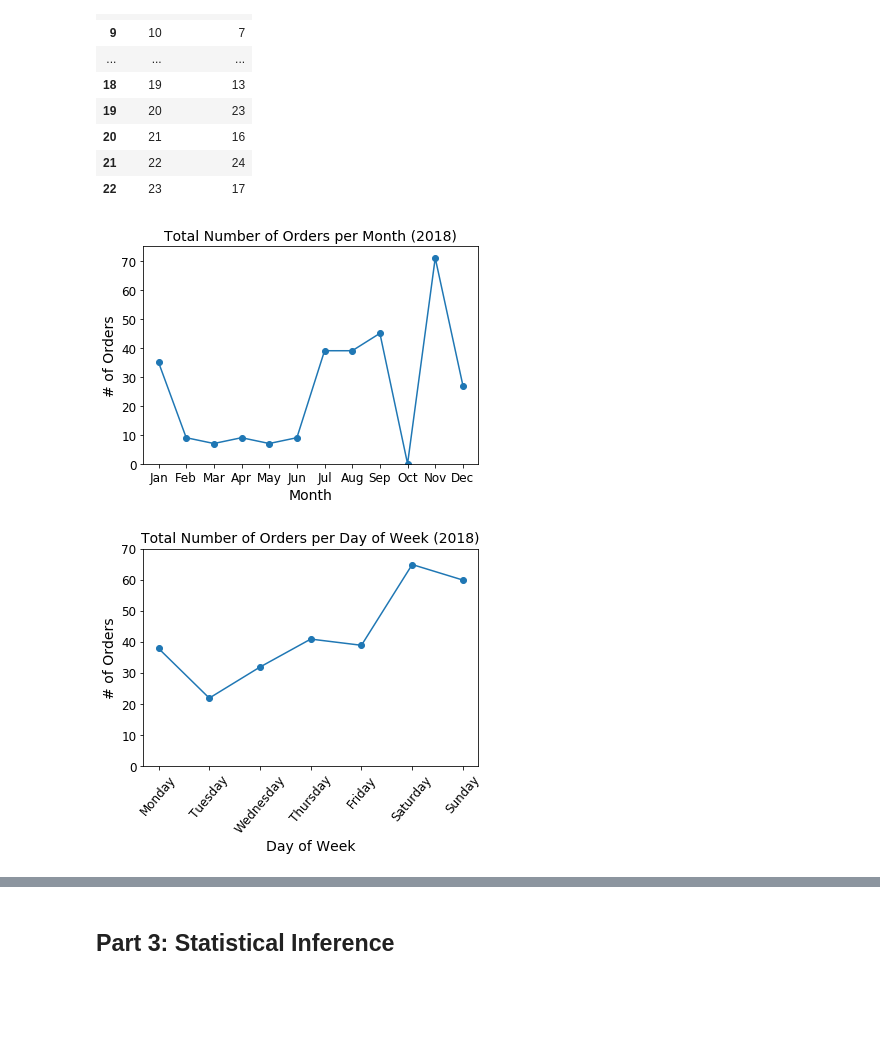
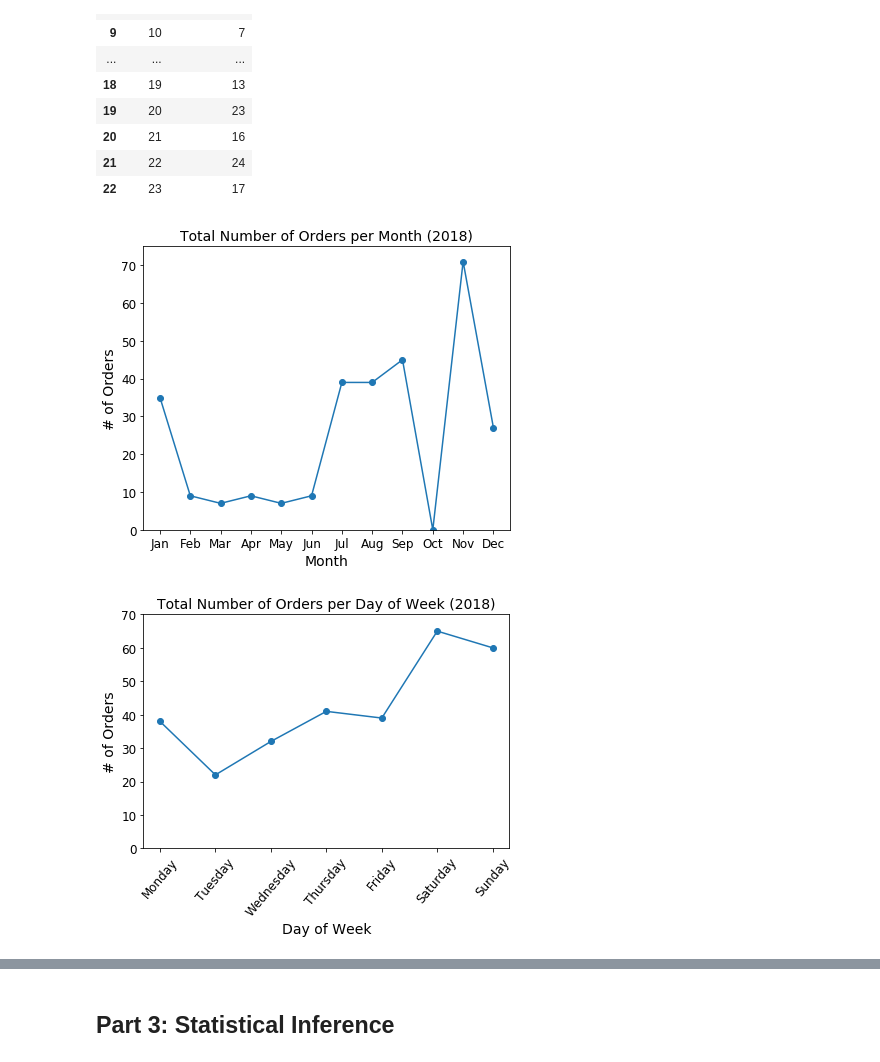
Before and after one commit to ealong/Springboard-Capstone1, a Jupyter notebook: capstone1.ipynb, the cells around one changed output, grey strips where cells are left out. Drawn from its saved outputs; the diff is of its cells as text; code cells hidden in the pictures; blank space fills up the shorter version.

```diff
--- a/capstone1.ipynb
+++ b/capstone1.ipynb
@@ -610,31 +620,35 @@ amzn_hourly
 # %%
 #Q: In what months do the majority of our customers make purchases?
 ax = amzn_data_monthly.plot(x='month', y='num_orders', kind='line', fontsize=12,
                             xticks=amzn_data_monthly['month'],
-                           style='-o', legend=False, ylim=[0, 75])
+                           style='-o', legend=False, ylim=[0, 75], figsize=(6,5))
 ax.set_xticklabels(amzn_data_monthly.index.strftime('%b'))
 plt.title('Total Number of Orders per Month (2018)', fontsize=14)
 plt.xlabel('Month', fontsize=14)
 plt.ylabel('# of Orders', fontsize=14)
 
-plt.show()
+#plt.show()
+plt.tight_layout()
+plt.savefig('plot6.png', dpi=300)
 # %% [output]
-[figure, old version]
+[figure, new version]
 # %%
 #Q: On what days do the majority of our customers make purchases?
 #amzn_data_daily = amzn_data_daily.reset_index()
 ax = amzn_data_daily.plot(x='index', y='num_orders', kind='line', fontsize=12,
                                         xticks=amzn_data_daily.index,
-                                       style='-o', legend=False, ylim=[0, 70])
+                                       style='-o', legend=False, ylim=[0, 70], figsize=(6,5))
 ax.set_xticklabels(amzn_data_daily['index'])
 plt.xticks(rotation=50)
 plt.title('Total Number of Orders per Day of Week (2018)', fontsize=14)
 plt.xlabel('Day of Week', fontsize=14)
 plt.ylabel('# of Orders', fontsize=14)
 
-plt.show()
+#plt.show()
+plt.tight_layout()
+plt.savefig('plot7.png', dpi=300)
 # %% [output]
-[figure, old version]
+[figure, new version]
 # %%
 #Q: At what time of day do the majority of our customers make purchases?
 #amzn_hourly = amzn_hourly.reset_index()
```
Also changed, not shown: parts of 16 cells of this notebook.
